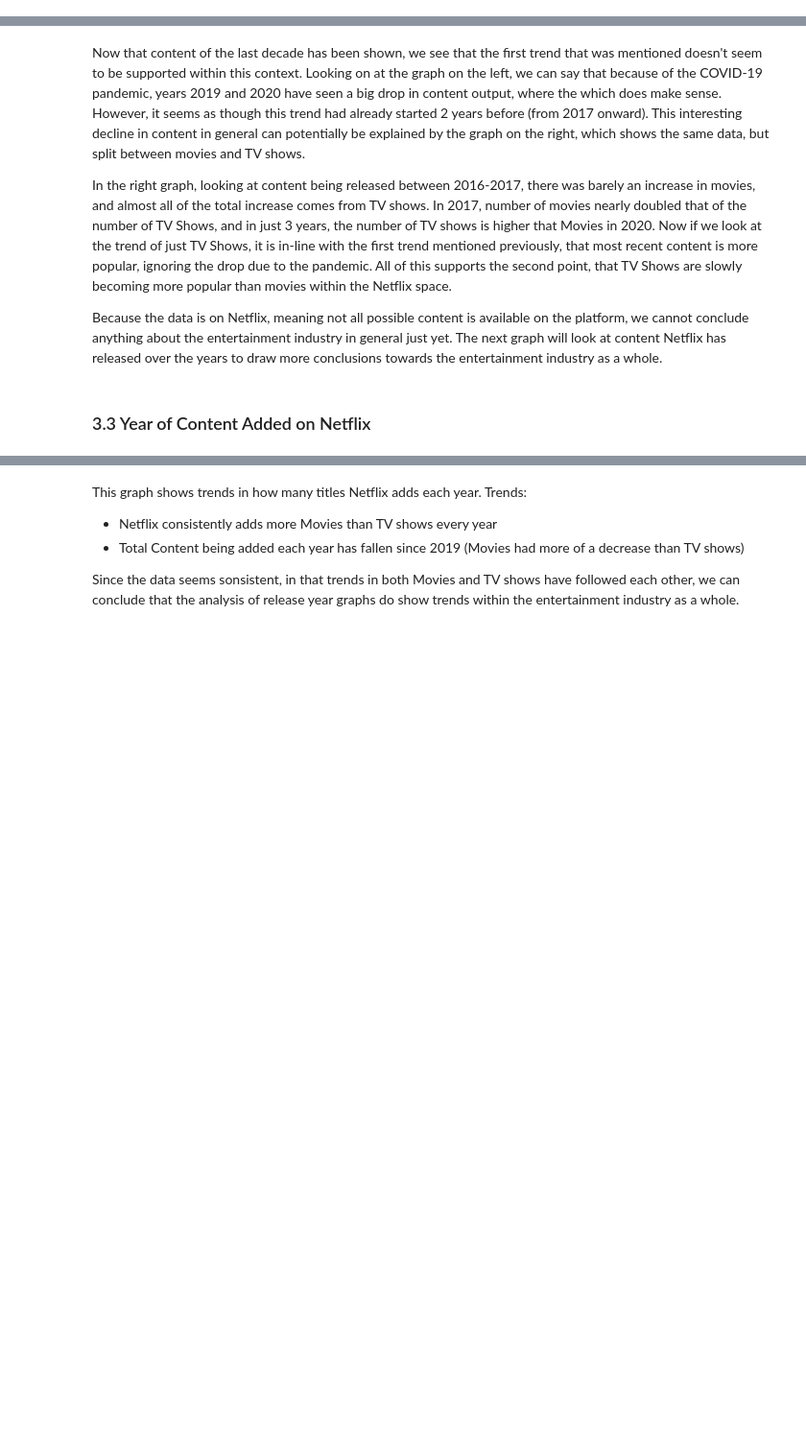
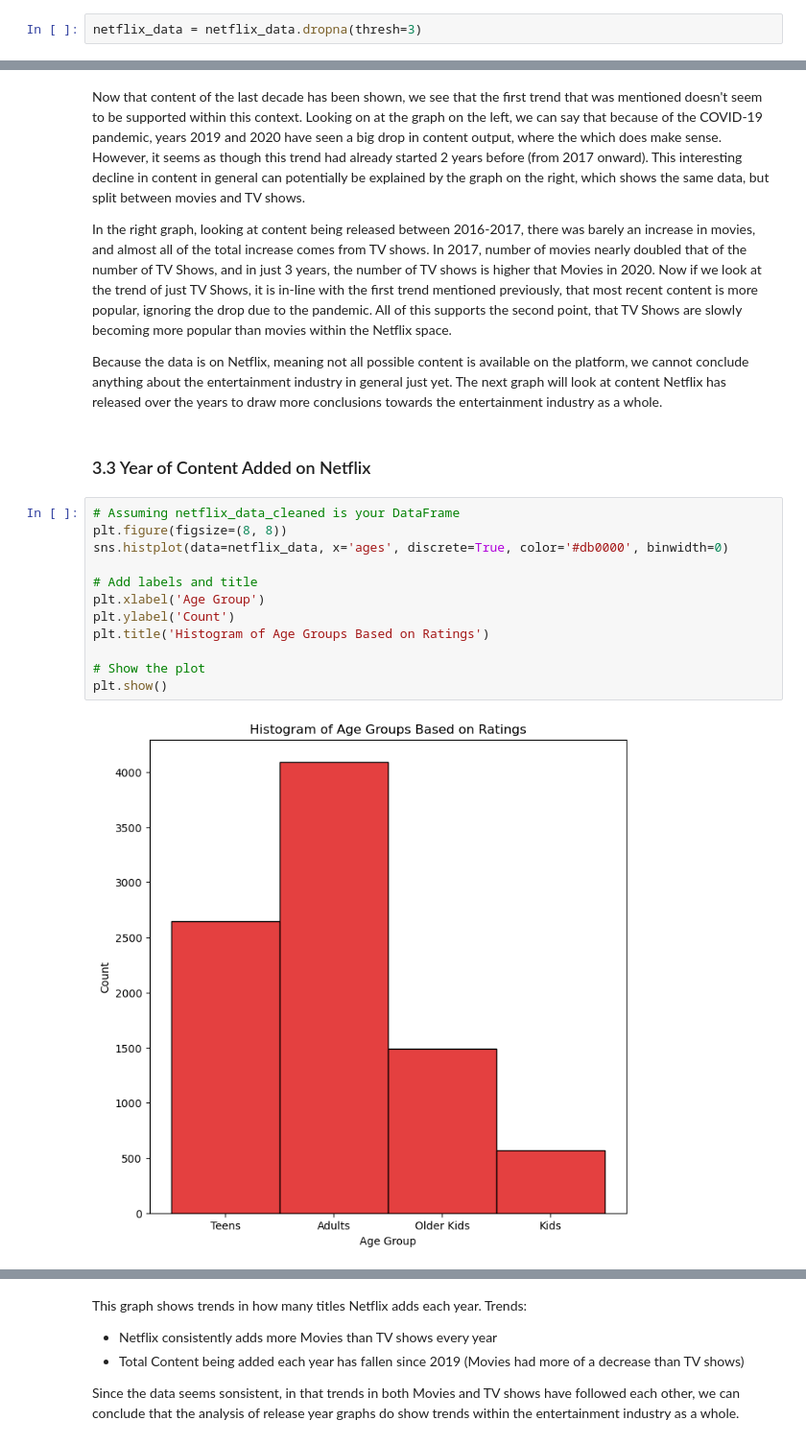
Before and after one commit to samincgs/netflix-show-release-trend-analysis, a Jupyter notebook: final-project.ipynb, the cells around one changed output, grey strips where cells are left out. Shown at 96% size. Drawn from its saved outputs; the diff is of its cells as text; blank space fills up the shorter version.

```diff
--- a/final-project.ipynb
+++ b/final-project.ipynb
@@ -148,3 +148,5 @@ duration           3
 listed_in          0
 description        0
 dtype: int64
+# %%
+netflix_data = netflix_data.dropna(thresh=3)
@@ -334,6 +390,20 @@ In the right graph, looking at content being released between 2016-2017, there w
 Because the data is on Netflix, meaning not all possible content is available on the platform, we cannot conclude anything about the entertainment industry in general just yet. The next graph will look at content Netflix has released over the years to draw more conclusions towards the entertainment industry as a whole.
 # %% [markdown]
 ### 3.3 Year of Content Added on Netflix
+# %%
+# Assuming netflix_data_cleaned is your DataFrame
+plt.figure(figsize=(8, 8))
+sns.histplot(data=netflix_data, x='ages', discrete=True, color='#db0000', binwidth=0)
+
+# Add labels and title
+plt.xlabel('Age Group')
+plt.ylabel('Count')
+plt.title('Histogram of Age Groups Based on Ratings')
+
+# Show the plot
+plt.show()
+# %% [output]
+[figure, added]
 # %%
 plt.figure(figsize=(8, 6))
 
```
Also changed, not shown: parts of 26 cells of this notebook.
